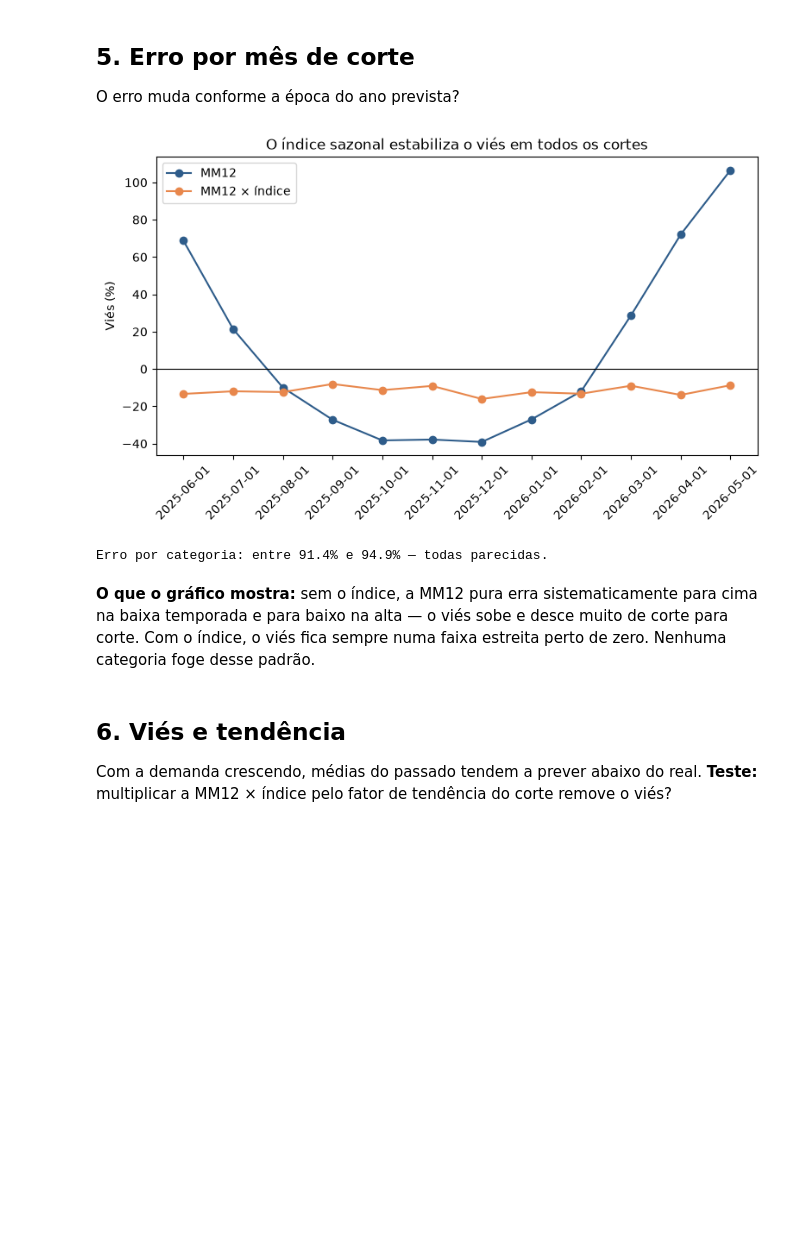
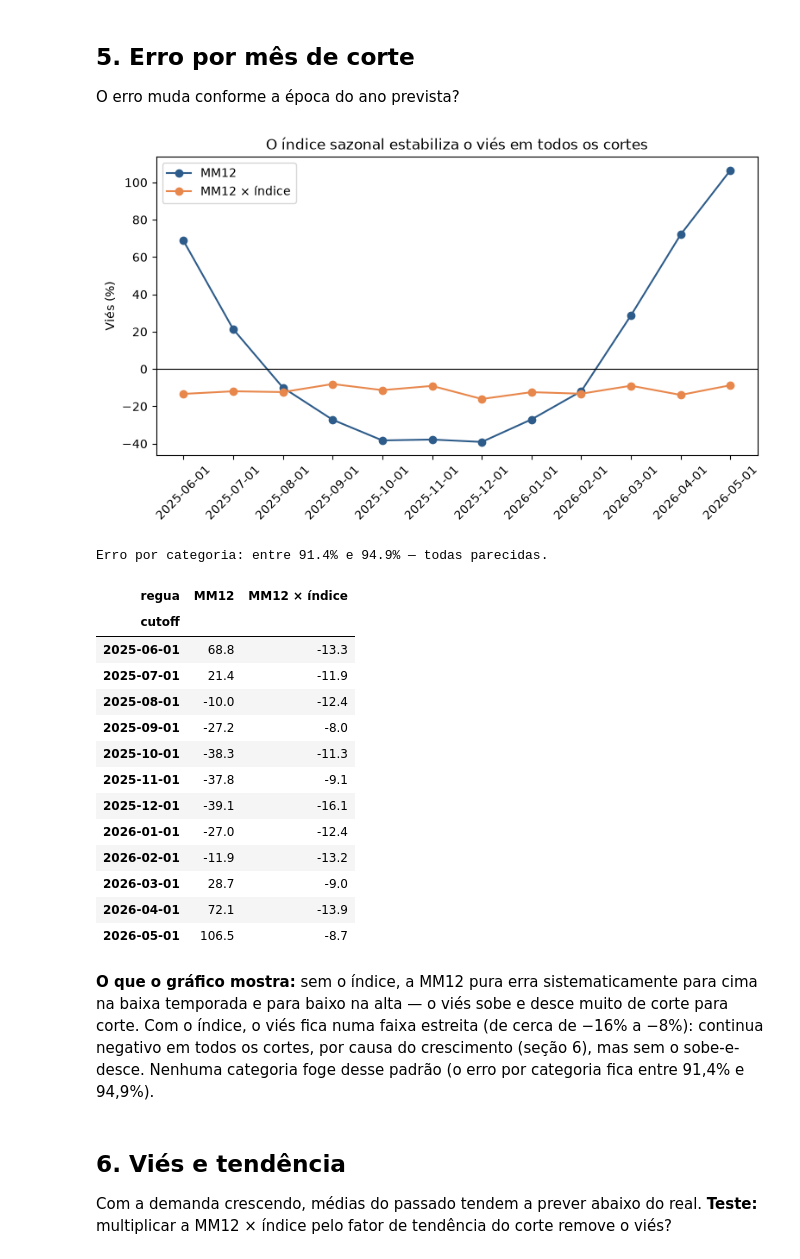
Before and after one commit to gusdiaso/lh_nautical_athena, a Jupyter notebook: notebooks/ml/04_medias_moveis.ipynb, the cells around one changed output. Saved outputs shown, nothing was run; the diff lists cells and outputs as text; code cells hidden in the pictures; blank space fills up the shorter version.

```diff
--- a/notebooks/ml/03_medias_moveis.ipynb
+++ b/notebooks/ml/04_medias_moveis.ipynb
@@ -269,25 +313,42 @@ plt.show()
 O erro muda conforme a época do ano prevista?
 # %%
 by_cutoff_error = error_table(forecasts, REGUAS, by=["cutoff"])
+# Uma linha por corte, uma coluna por régua.
 pivot_bias = by_cutoff_error.pivot(index="cutoff", columns="regua", values="vies")[["MM12", "MM12 × índice"]] * 100
 
 fig, ax = plt.subplots(figsize=(9, 4.5))
 for col, cor in zip(pivot_bias.columns, CORES):
     ax.plot(pivot_bias.index.astype(str), pivot_bias[col], marker="o", label=col, color=cor)
 ax.axhline(0, color="black", linewidth=0.8)
 ax.set_ylabel("Viés (%)")
 ax.set_title("O índice sazonal estabiliza o viés em todos os cortes")
 ax.legend()
 plt.xticks(rotation=45)
 plt.show()
 
 by_category = error_table(forecasts, {"MM12 × índice": "pred_mm12_idx"}, by=["category_name"])
 print(f"Erro por categoria: entre {by_category['wape'].min():.1%} e {by_category['wape'].max():.1%} — todas parecidas.")
+# Mesmos valores do gráfico, em tabela (viés %, por corte).
+display(pivot_bias.round(1))
 # %% [output]
 [figure]
 Erro por categoria: entre 91.4% e 94.9% — todas parecidas.
+| regua | MM12 | MM12 × índice |
+| cutoff |  |  |
+| 2025-06-01 | 68.8 | -13.3 |
+| 2025-07-01 | 21.4 | -11.9 |
+| 2025-08-01 | -10.0 | -12.4 |
+| 2025-09-01 | -27.2 | -8.0 |
+| 2025-10-01 | -38.3 | -11.3 |
+| 2025-11-01 | -37.8 | -9.1 |
+| 2025-12-01 | -39.1 | -16.1 |
+| 2026-01-01 | -27.0 | -12.4 |
+| 2026-02-01 | -11.9 | -13.2 |
+| 2026-03-01 | 28.7 | -9.0 |
+| 2026-04-01 | 72.1 | -13.9 |
+| 2026-05-01 | 106.5 | -8.7 |
 # %% [markdown]
-**O que o gráfico mostra:** sem o índice, a MM12 pura erra sistematicamente para cima na baixa temporada e para baixo na alta — o viés sobe e desce muito de corte para corte. Com o índice, o viés fica sempre numa faixa estreita perto de zero. Nenhuma categoria foge desse padrão.
+**O que o gráfico mostra:** sem o índice, a MM12 pura erra sistematicamente para cima na baixa temporada e para baixo na alta — o viés sobe e desce muito de corte para corte. Com o índice, o viés fica numa faixa estreita (de cerca de −16% a −8%): continua negativo em todos os cortes, por causa do crescimento (seção 6), mas sem o sobe-e-desce. Nenhuma categoria foge desse padrão (o erro por categoria fica entre 91,4% e 94,9%).
 # %% [markdown]
 ## 6. Viés e tendência
 
```
Also changed, not shown: parts of 25 cells of this notebook, 48 other files.
